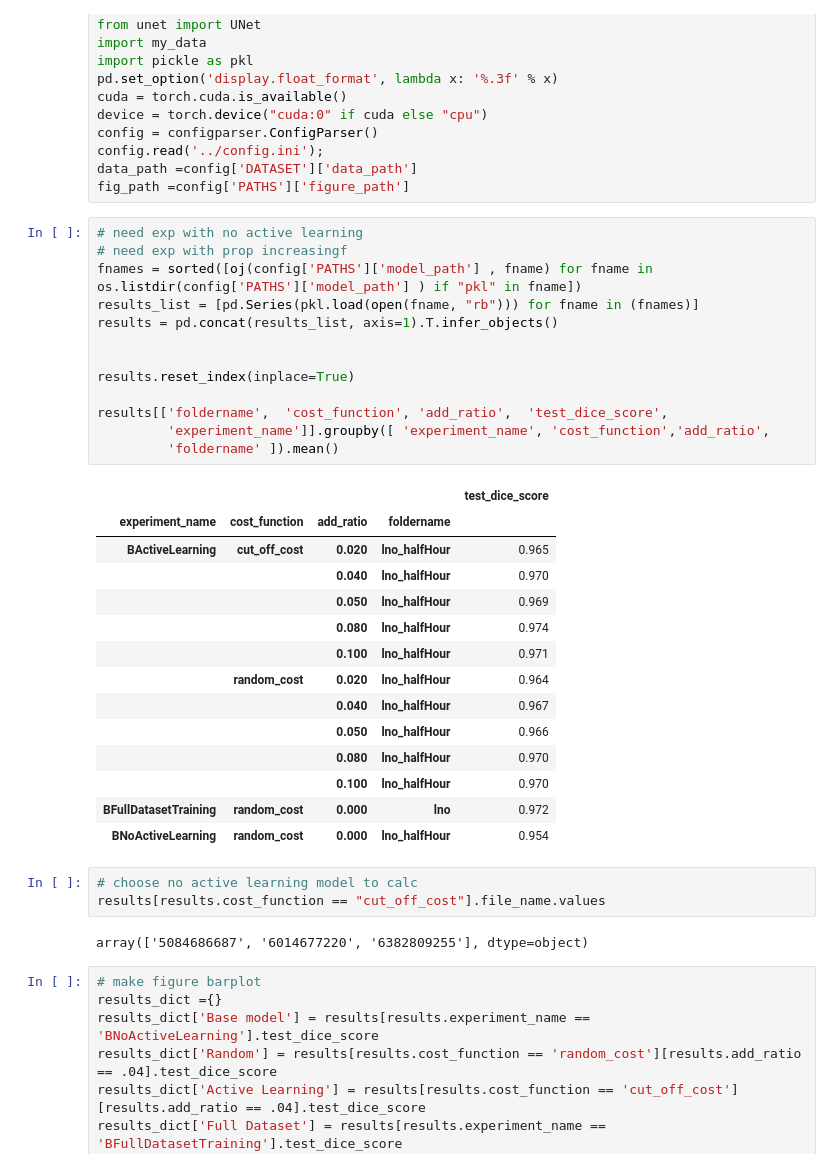
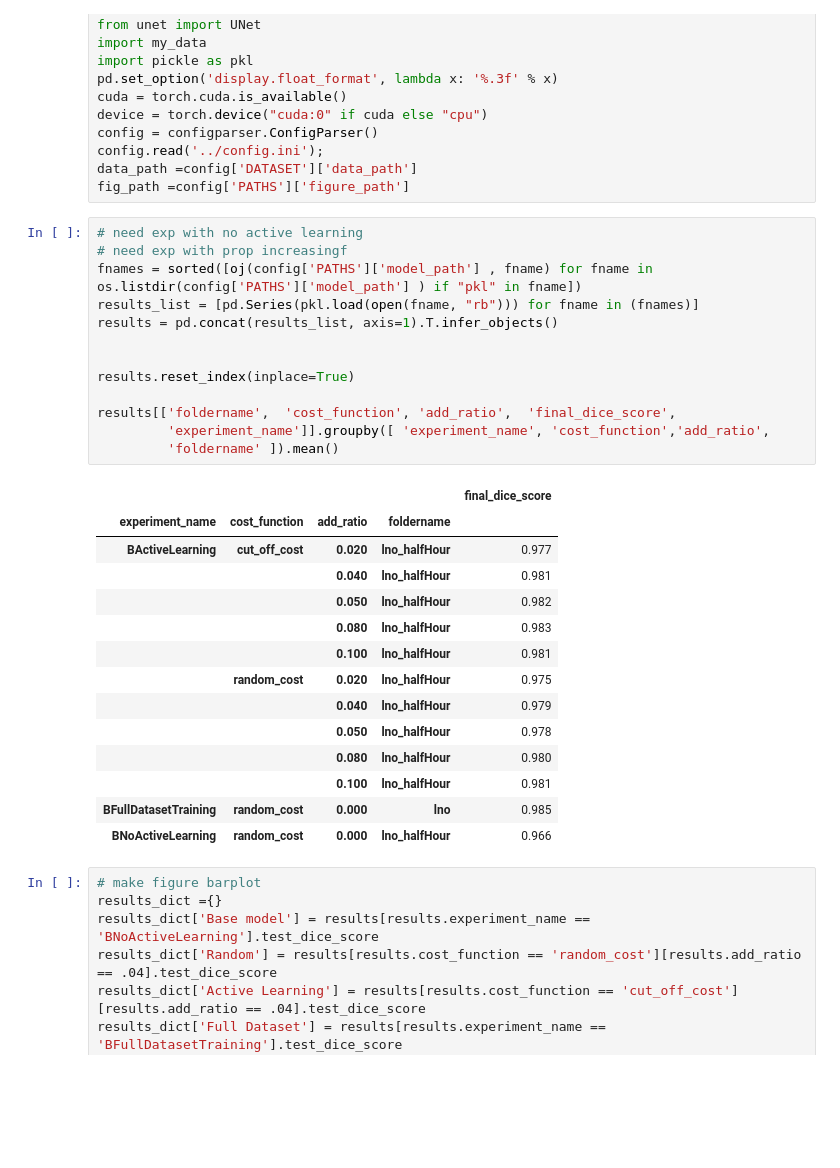
Before and after one commit to laura-rieger/segmenter, a Jupyter notebook: notebooks/Results.ipynb, the cells around one changed output. Saved outputs shown, nothing was run; the diff lists cells and outputs as text; blank space fills up the shorter version.

```diff
--- a/notebooks/Results.ipynb
+++ b/notebooks/Results.ipynb
@@ -30,36 +30,31 @@ fig_path =config['PATHS']['figure_path']
 # %%
 # need exp with no active learning
 # need exp with prop increasingf
 fnames = sorted([oj(config['PATHS']['model_path'] , fname) for fname in os.listdir(config['PATHS']['model_path'] ) if "pkl" in fname])
 results_list = [pd.Series(pkl.load(open(fname, "rb"))) for fname in (fnames)]
 results = pd.concat(results_list, axis=1).T.infer_objects()
 
 
 results.reset_index(inplace=True)
 
-results[['foldername',  'cost_function', 'add_ratio',  'test_dice_score',
+results[['foldername',  'cost_function', 'add_ratio',  'final_dice_score',
          'experiment_name']].groupby([ 'experiment_name', 'cost_function','add_ratio',
          'foldername' ]).mean()
 # %% [output]
-|  |  |  |  | test_dice_score |
+|  |  |  |  | final_dice_score |
 | experiment_name | cost_function | add_ratio | foldername |  |
-| BActiveLearning | cut_off_cost | 0.020 | lno_halfHour | 0.965 |
-|  |  | 0.040 | lno_halfHour | 0.970 |
-|  |  | 0.050 | lno_halfHour | 0.969 |
-|  |  | 0.080 | lno_halfHour | 0.974 |
-|  |  | 0.100 | lno_halfHour | 0.971 |
-|  | random_cost | 0.020 | lno_halfHour | 0.964 |
-|  |  | 0.040 | lno_halfHour | 0.967 |
-|  |  | 0.050 | lno_halfHour | 0.966 |
-|  |  | 0.080 | lno_halfHour | 0.970 |
-|  |  | 0.100 | lno_halfHour | 0.970 |
-| BFullDatasetTraining | random_cost | 0.000 | lno | 0.972 |
-| BNoActiveLearning | random_cost | 0.000 | lno_halfHour | 0.954 |
+| BActiveLearning | cut_off_cost | 0.020 | lno_halfHour | 0.977 |
+|  |  | 0.040 | lno_halfHour | 0.981 |
+|  |  | 0.050 | lno_halfHour | 0.982 |
+|  |  | 0.080 | lno_halfHour | 0.983 |
+|  |  | 0.100 | lno_halfHour | 0.981 |
+|  | random_cost | 0.020 | lno_halfHour | 0.975 |
+|  |  | 0.040 | lno_halfHour | 0.979 |
+|  |  | 0.050 | lno_halfHour | 0.978 |
+|  |  | 0.080 | lno_halfHour | 0.980 |
+|  |  | 0.100 | lno_halfHour | 0.981 |
+| BFullDatasetTraining | random_cost | 0.000 | lno | 0.985 |
+| BNoActiveLearning | random_cost | 0.000 | lno_halfHour | 0.966 |
-# %%
-# choose no active learning model to calc
-results[results.cost_function == "cut_off_cost"].file_name.values
-# %% [output]
-array(['5084686687', '6014677220', '6382809255'], dtype=object)
 # %%
 # make figure barplot
 results_dict ={}
```
Also changed, not shown: 10 other files.
